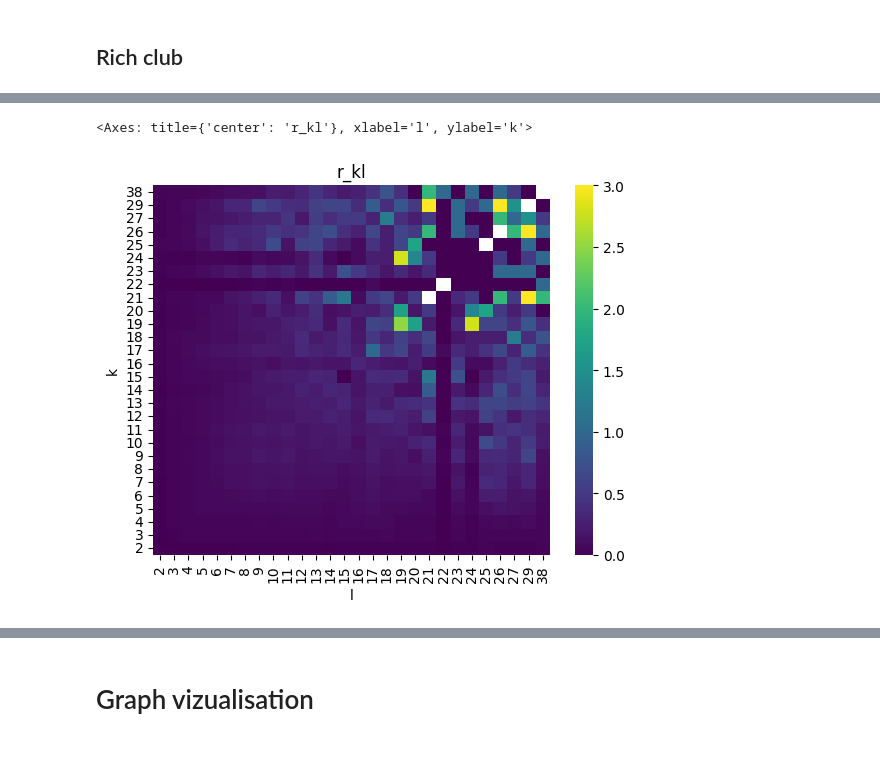
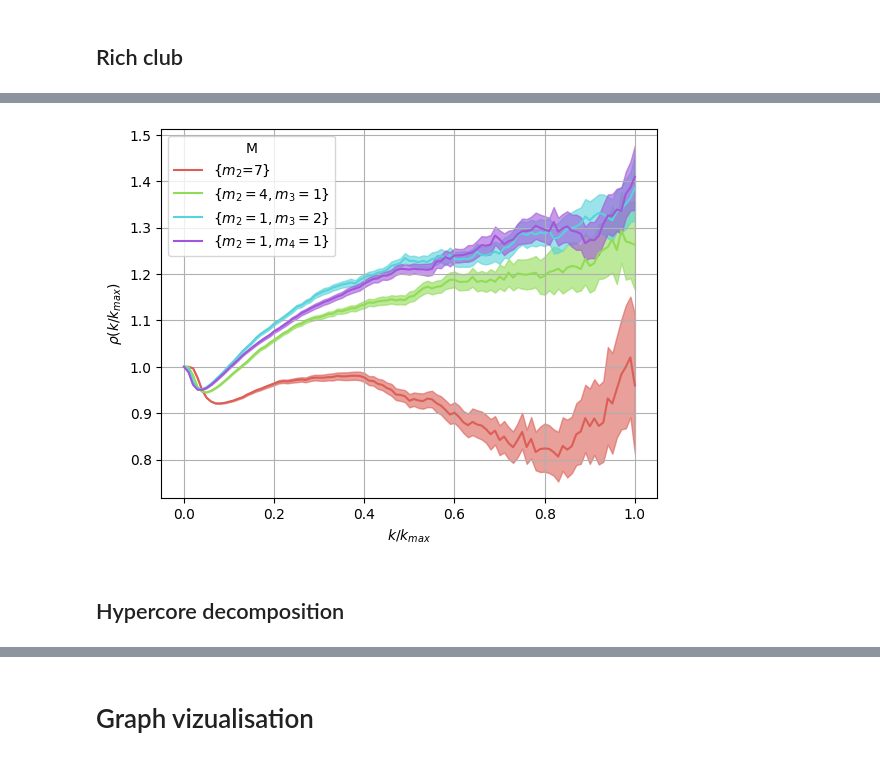
Before and after one commit to aminaazaiez/Higher-order-Friend-of-Friend-model, a Jupyter notebook: notebooks/main.ipynb, the cells around one changed output, grey strips where cells are left out. Drawn from its saved outputs; the diff is of its cells as text; code cells hidden in the pictures.

```diff
--- a/notebooks/main.ipynb
+++ b/notebooks/main.ipynb
@@ -97,10 +31,0 @@ H = temporal_triadic_closure(N, M, eta, l, xi)
-# %%
-from generator import temporal_polyadic_closure
-M = 100
-N= 100
-mu = 100
-p_r = 0.5
-p_n=0.5
-d = 10
-
-temporal_polyadic_closure(N, M, mu, p_r, p_n, d )
@@ -549,8 +137,0 @@ NameError: name 'R_mod' is not defined
-# %%
-H = xgi.Hypergraph(joblib.load('./out/edges_pref.joblib'))
-max_edges= 30000
-inter_sum_pref , inter_count_pref =  edge_intersetion_profile(H, max_edges)
-heatmap_intersec_profile(inter_sum_pref, inter_count_pref)
-# %% [output]
-<Axes: title={'center': 'r_kl'}, xlabel='l', ylabel='k'>
-[figure, removed]
@@ -556,0 +196,50 @@ heatmap_intersec_profile(inter_sum_pref, inter_count_pref)
+# %%
+
+%matplotlib inline
+
+label_map = {
+    ((2, 7),): "{$m_2$=7}",
+    ((2, 4), (3, 1)): "{$m_2=4,m_3=1$}",
+    ((2, 1), (3, 2)): "{$m_2=1,m_3=2$}",
+    ((2, 1), (4, 1)): "{$m_2=1,m_4=1$}",
+}
+
+def normalize_key(key):
+    # e.g. [(2,7)] -> ((2,7),), [[2,7]] -> ((2,7),) etc.
+    if isinstance(key, (list, tuple)):
+        return tuple(tuple(x) if isinstance(x, (list, tuple)) else x for x in key)
+    return key
+
+rc_df['M_key_norm'] = rc_df['M_key'].apply(normalize_key)
+
+# 3) Map safely (no reindexing), falling back to the original key as string if missing
+rc_df['M_label'] = rc_df['M_key_norm'].apply(lambda k: label_map[k])
+
+order_keys = [((2, 7),), ((2, 4), (3, 1)), ((2, 1), (3, 2)), ((2, 1), (4, 1))]
+order_labels = [label_map[k] for k in order_keys]
+
+rc_df['k'] = rc_df['k'] / rc_df.groupby(['M_label', 'seed_M'])['k'].transform('max')
+rc_df['k'] = rc_df['k'].round(2)
+
+palette = sns.color_palette("hls", n_colors=len(label_map))  # one color per p
+
+
+ax = sns.lineplot(
+    rc_df, x='k', y='rc_norm',
+    hue='M_label', hue_order=order_labels,
+    errorbar='ci',
+    err_style='band',
+    err_kws={'alpha': 0.6},palette = palette
+
+)
+
+ax.set_xlabel(r'$k/k_{max}$')
+ax.set_ylabel(r'$\rho(k/k_{max})$')
+ax.legend(title='M')
+
+
+
+plt.grid()
+plt.savefig(f'../out/Figures/rich_club.pdf')
+# %% [output]
+[figure, added]
@@ -556,0 +274,2 @@ heatmap_intersec_profile(inter_sum_pref, inter_count_pref)
+# %% [markdown]
+## Hypercore decomposition
```
Also changed, not shown: parts of 141 cells of this notebook, 18 other files.
